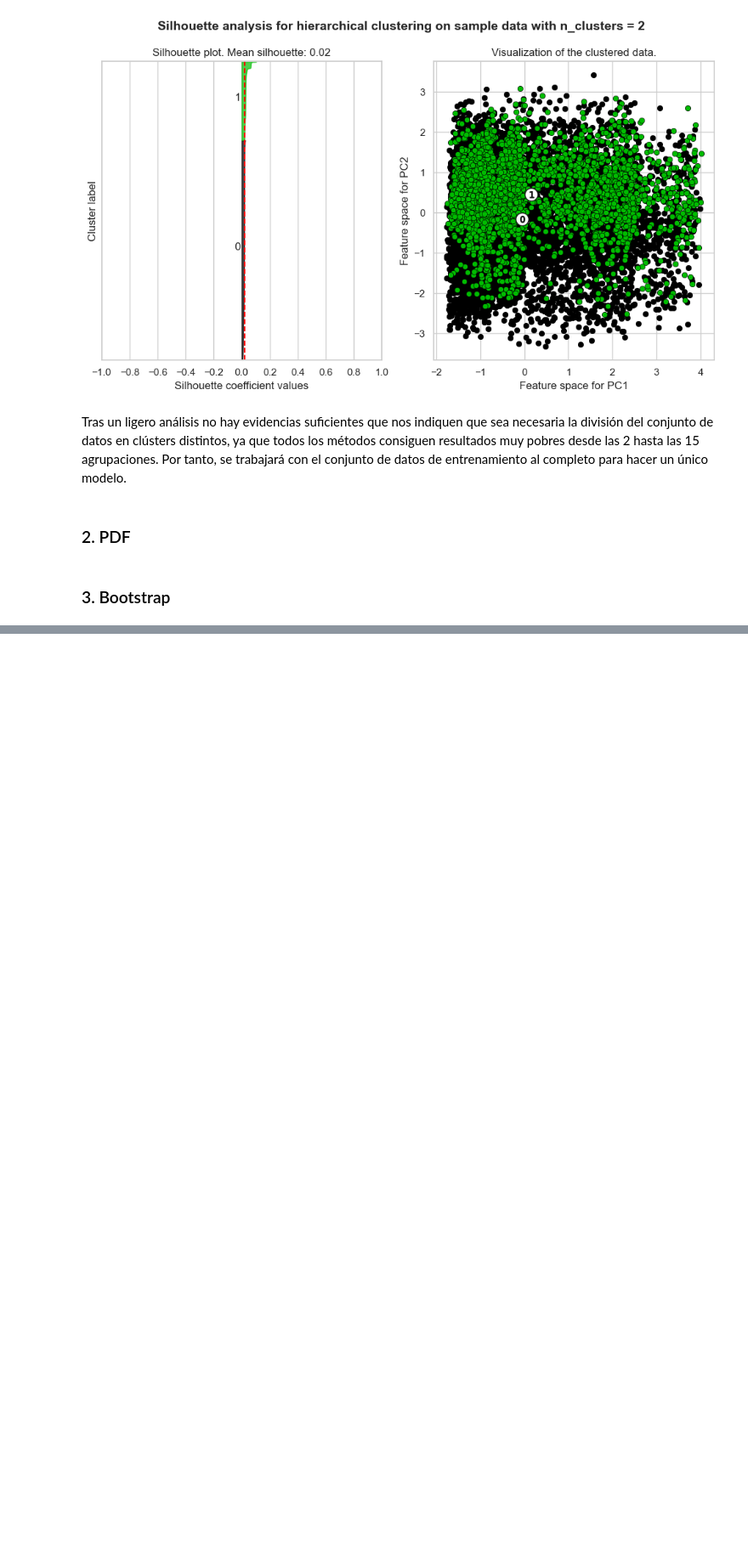
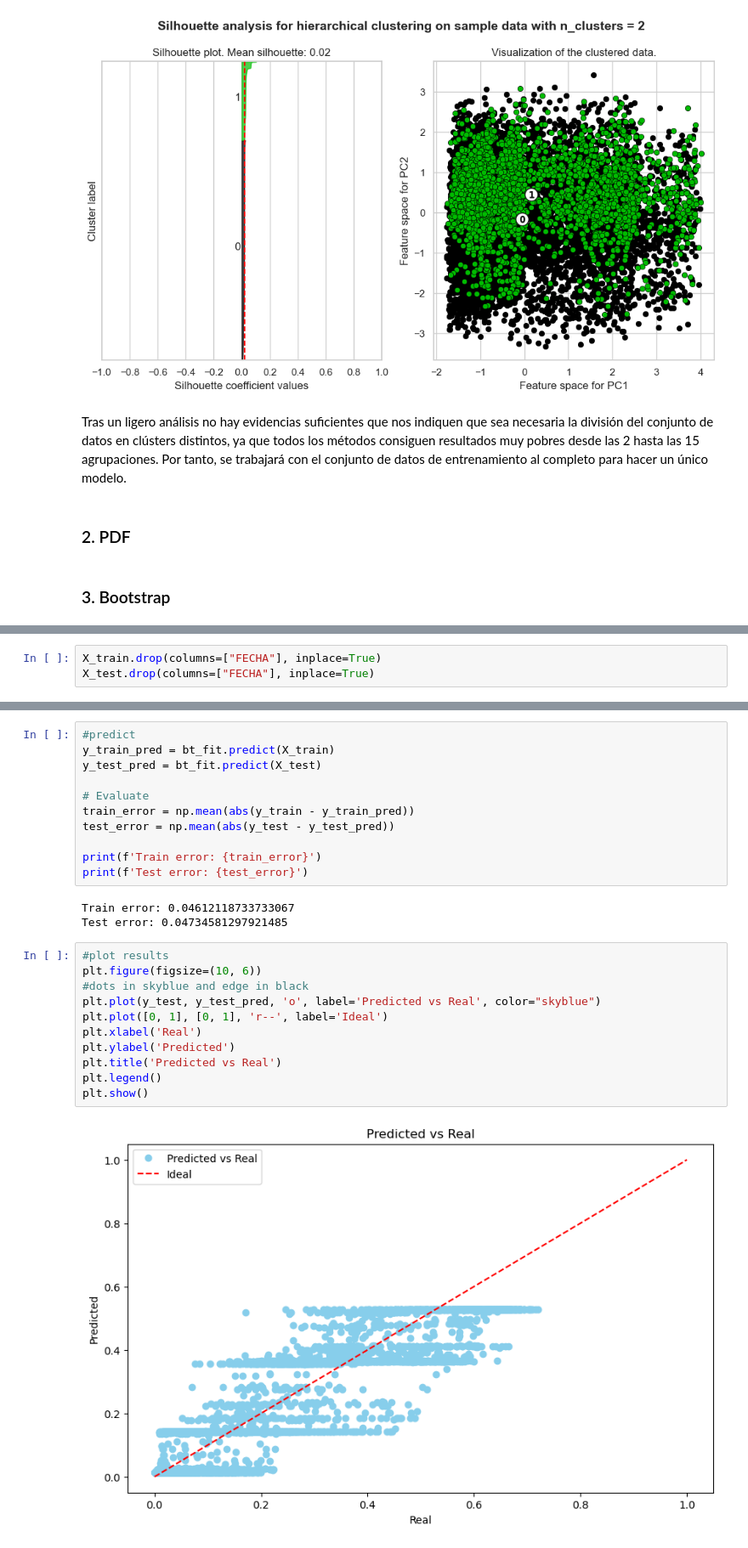
Before and after one commit to juanls1/ML2_Trabajos, a Jupyter notebook: 1st project/EDA.ipynb, the cells around one changed output, grey strips where cells are left out. Shown at 85% size. Cells and saved outputs as stored; diff of their text form; blank space fills up the shorter version.

```diff
--- a/1st project/EDA.ipynb
+++ b/1st project/EDA.ipynb
@@ -800,0 +810,3 @@ Tras un ligero análisis no hay evidencias suficientes que nos indiquen que sea
+# %%
+X_train.drop(columns=["FECHA"], inplace=True)
+X_test.drop(columns=["FECHA"], inplace=True)
@@ -800,0 +847,27 @@ Tras un ligero análisis no hay evidencias suficientes que nos indiquen que sea
+# %%
+#predict
+y_train_pred = bt_fit.predict(X_train)
+y_test_pred = bt_fit.predict(X_test)
+
+# Evaluate
+train_error = np.mean(abs(y_train - y_train_pred))
+test_error = np.mean(abs(y_test - y_test_pred))
+
+print(f'Train error: {train_error}')
+print(f'Test error: {test_error}')
+# %% [output]
+Train error: 0.04612118733733067
+Test error: 0.04734581297921485
+# %%
+#plot results
+plt.figure(figsize=(10, 6))
+#dots in skyblue and edge in black
+plt.plot(y_test, y_test_pred, 'o', label='Predicted vs Real', color="skyblue")
+plt.plot([0, 1], [0, 1], 'r--', label='Ideal')
+plt.xlabel('Real')
+plt.ylabel('Predicted')
+plt.title('Predicted vs Real')
+plt.legend()
+plt.show()
+# %% [output]
+[figure, added]
```
Also changed, not shown: parts of 4 cells of this notebook.
